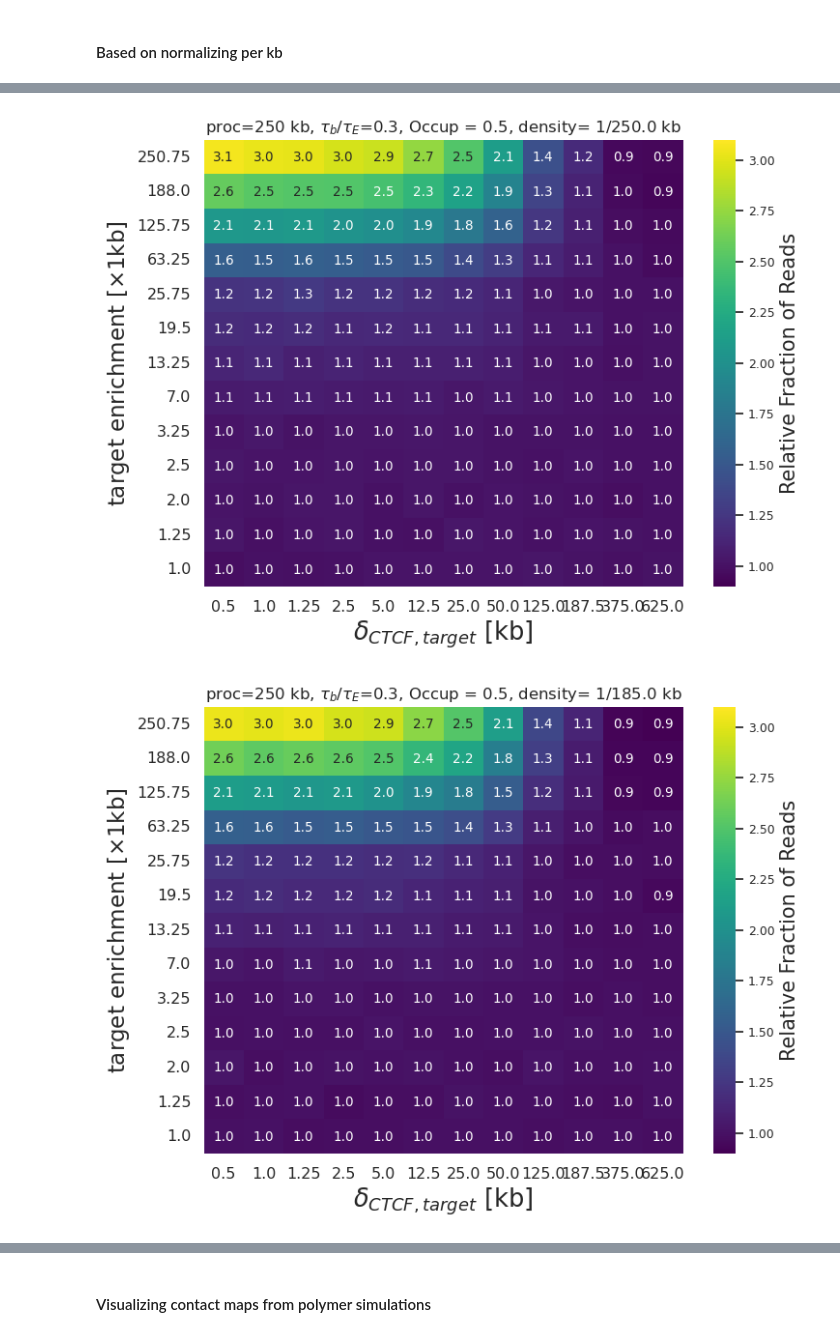
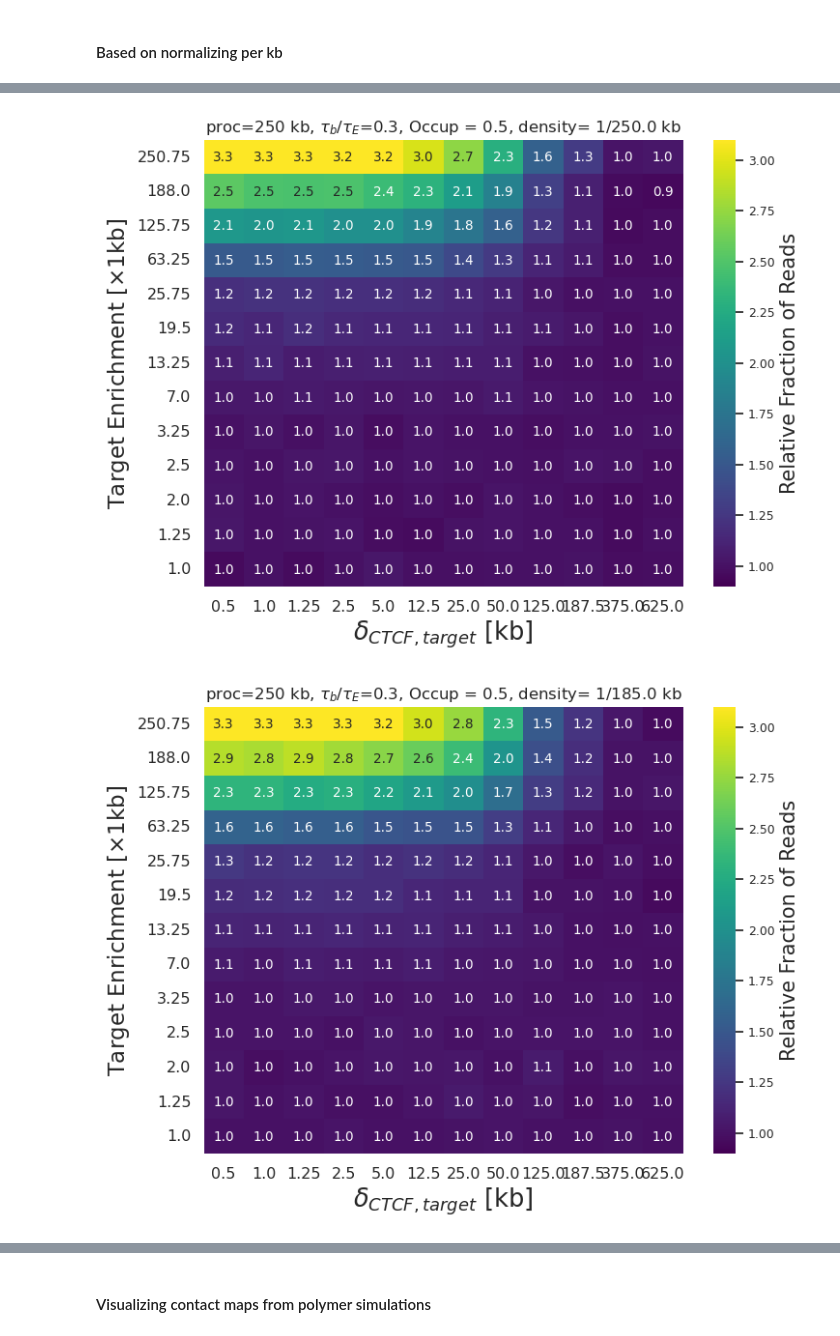
Before and after one commit to Fudenberg-Research-Group/Targeted_Cohesin_Loading, a Jupyter notebook: Analysis/target/single_site_onloading/processing_for_target_extra_loading.ipynb, the cells around one changed output, grey strips where cells are left out. Saved outputs shown, nothing was run; the diff lists cells and outputs as text; code cells hidden in the pictures.

```diff
--- a/Analysis/target/single_site_onloading/processing_for_target_extra_loading.ipynb
+++ b/Analysis/target/single_site_onloading/processing_for_target_extra_loading.ipynb
@@ -23,9 +23,9 @@ ReferenceLoad = 0.0001 #We plot according to the relevant loads
 # %%
-file = pd.read_csv('data/frip_target_respoints_w1_main_tau17_all_density_changing_chn.csv')
+file = pd.read_csv('data/peakratio_target_respoints_w1_main_tau17_3_per_100k_epycs_around_both_totalreads.csv')
 file['birthp']=(file['birth']/ReferenceLoad).astype(int)
 file['deltactcf']=(file['deltactcf'])*LatticeCoversion/2
 new_file =file[file['sep']==74]
 new_file = new_file[new_file['cof']==17.0]
 new_file = new_file[new_file['life']==66]
-ref_frip = new_file[(new_file['birthp']==1)&(new_file['deltactcf']==1)]['frip']
+ref_frip = new_file[(new_file['birthp']==1)&(new_file['deltactcf']==1)]['peaktotal']
 # %% [markdown]
@@ -33,5 +33,5 @@ ref_frip = new_file[(new_file['birthp']==1)&(new_file['deltactcf']==1)]['frip']
 # %%
-file = pd.read_csv('data/frip_target_respoints_w1_main_tau17_all_density_changing_chn.csv')
+file = pd.read_csv('data/peakratio_target_respoints_w1_main_tau17_3_per_100k_epycs_around_both_totalreads.csv')
 
 file = file.copy()
 file['birthp'] = (file['birth'] / ReferenceLoad).astype(int)
@@ -51,8 +51,8 @@ for life in np.unique(file['life']):
                 (file['cof'] == cof_val)
             ].copy()
 
-            new_file['frip'] = (new_file['frip'] / float(ref_frip)).round(3)
-            new_file = new_file[['birthp', 'deltactcf', 'frip']]
+            new_file['peaktotal'] = (new_file['peaktotal'] / float(ref_frip)).round(3)
+            new_file = new_file[['birthp', 'deltactcf', 'peaktotal']]
 
             new_file_filtered = new_file.drop_duplicates(keep='first')
 
@@ -60,7 +60,7 @@ for life in np.unique(file['life']):
                 ['birthp', 'deltactcf'], as_index=False
             ).mean(numeric_only=True)
 
-            heatmap_data = dtaframe_grouped.pivot('birthp', 'deltactcf', 'frip')
+            heatmap_data = dtaframe_grouped.pivot('birthp', 'deltactcf', 'peaktotal')
 
             # Create the heatmap using seaborn
             plt.figure(figsize=(8, 6))
@@ -71,16 +71,16 @@ for life in np.unique(file['life']):
                 fmt='.1f',                 # fixed format string
                 vmin=0.95,
                 vmax=4.1,
-                cbar_kws={'label': 'Frip score'}
+                cbar_kws={'label': 'Relative Enrichment'}
             )
 
             cbar = im.collections[0].colorbar
-            cbar.set_label('Relative Fraction of Reads', fontsize=15)
+            cbar.set_label('Relative Extruders Total Enrichment', fontsize=15)
 
             # Customize
             plt.xlabel(r'$\delta_{CTCF, target}$ [kb]', fontsize=18.5)
             plt.xticks(fontsize=11.5)
-            plt.ylabel(r'target loading site multiplier', fontsize=16.5)
+            plt.ylabel(r'Target loading site multiplier', fontsize=16.5)
             plt.yticks(fontsize=11.5, rotation=0)
             plt.title(
                 r'proc=%s kb, $\tau_b$/$\tau_E$=%s, Occup = %s, density= 1/%s kb'
@@ -90,7 +90,7 @@ for life in np.unique(file['life']):
 
             plt.gca().invert_yaxis()
             plt.savefig(
-                'figs/pdf/fripsweep_for_target_life_%s_clife_%s_cof_%s_sep_%s_normalized_changing_n.pdf'
+                'figs/totalreadssweep_for_target_life_%s_clife_%s_cof_%s_sep_%s_normalized_changing_n.pdf'
                 % (life, clife, cof_val, sep_vals),
                 transparent=True,
                 bbox_inches='tight'
@@ -112,7 +112,7 @@ for life in np.unique(file['life']):
 # %% [markdown]
 #### Based on normalizing per kb
 # %%
-file = pd.read_csv('data/frip_target_respoints_w1_main_tau17_all_density_changing_chn.csv')
+file = pd.read_csv('data/peakratio_target_respoints_w1_main_tau17_3_per_100k_epycs_around_both_totalreads.csv')
 
 file = file.copy()
 file['birthp'] = (file['birth'] / ReferenceLoad).astype(int)
@@ -136,11 +136,11 @@ for life in np.unique(file['life']):
             ].copy()
 
             # reference FRiP for normalization (ensure scalar)
-            ref_frip = new_file.query('per_k_mult == 1 and deltactcf == 1')['frip'].iloc[0]
+            ref_frip = new_file.query('per_k_mult == 1 and deltactcf == 1')['peaktotal'].iloc[0]
 
-            new_file['frip'] = (new_file['frip'] / float(ref_frip))
-            new_file['frip'] = new_file['frip'].round(3)
-            new_file = new_file[['per_k_mult', 'deltactcf', 'frip']]
+            new_file['peaktotal'] = (new_file['peaktotal'] / float(ref_frip))
+            new_file['peaktotal'] = new_file['peaktotal'].round(3)
+            new_file = new_file[['per_k_mult', 'deltactcf', 'peaktotal']]
 
             new_file_filtered = new_file.drop_duplicates(keep='first')
 
@@ -148,7 +148,7 @@ for life in np.unique(file['life']):
                 ['per_k_mult', 'deltactcf'], as_index=False
             ).mean(numeric_only=True)
 
-            heatmap_data = dtaframe_grouped.pivot('per_k_mult', 'deltactcf', 'frip')
+            heatmap_data = dtaframe_grouped.pivot('per_k_mult', 'deltactcf', 'peaktotal')
 
             # Create the heatmap using seaborn
             plt.figure(figsize=(8, 6))
@@ -159,7 +159,7 @@ for life in np.unique(file['life']):
                 fmt='.1f',          # fixed format
                 vmin=0.9,
                 vmax=3.1,
-                cbar_kws={'label': 'Frip score'}
+                cbar_kws={'label': 'Relative Extruders Enrichment'}
             )
             cbar = im.collections[0].colorbar
             cbar.set_label('Relative Fraction of Reads', fontsize=15)
@@ -167,7 +167,7 @@ for life in np.unique(file['life']):
             # Customize
             plt.xlabel(r'$\delta_{CTCF, target}$ [kb]', fontsize=18.5)
             plt.xticks(fontsize=11.5)
-            plt.ylabel(r'target enrichment [$\times$1kb]', fontsize=16.5)
+            plt.ylabel(r'Target Enrichment [$\times$1kb]', fontsize=16.5)
             plt.yticks(fontsize=11.5, rotation=0)
             plt.title(
                 r'proc=%s kb, $\tau_b$/$\tau_E$=%s, Occup = %s, density= 1/%s kb'
@@ -177,7 +177,7 @@ for life in np.unique(file['life']):
 
             plt.gca().invert_yaxis()
             plt.savefig(
-                'figs/pdf/fripsweep_for_target_life_%s_clife_%s_cof_%s_sep_%s_normalized_changing_n_per_k.png'
+                'figs/totalreads_for_target_life_%s_clife_%s_cof_%s_sep_%s_normalized_changing_n_per_k.png'
                 % (life, clife, cof_val, sep_vals),
                 transparent=True,
                 bbox_inches='tight'
@@ -189,2 +189,2 @@ for life in np.unique(file['life']):
-[figure, old version]
+[figure, new version]
-[figure, old version]
+[figure, new version]
```
Also changed, not shown: parts of 5 cells of this notebook, 1 other file.
